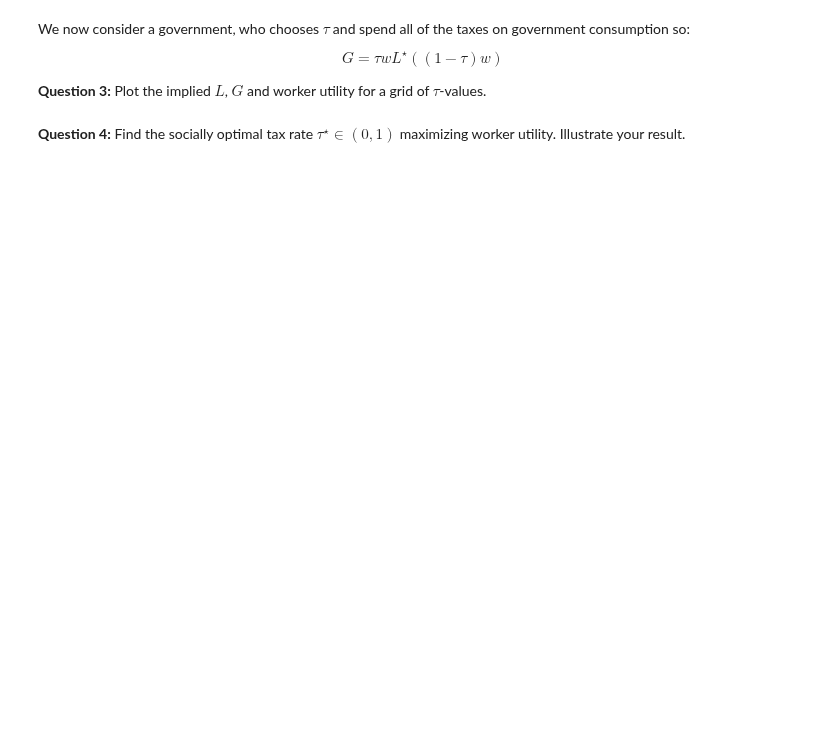
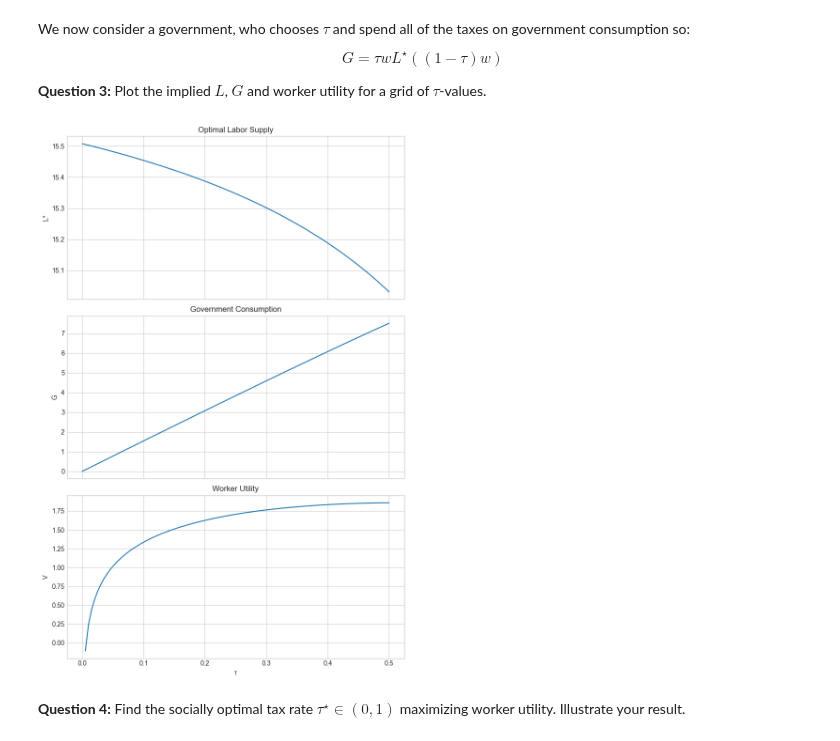
Before and after one commit to NumEconCopenhagen/projects-2023-icehot1, a Jupyter notebook: examproject/Exam-2023.ipynb, the cells around one changed output. Cells and saved outputs as stored; diff of their text form; code cells hidden in the pictures; blank space fills up the shorter version.

```diff
--- a/examproject/Exam-2023.ipynb
+++ b/examproject/Exam-2023.ipynb
@@ -68,2 +257,62 @@ $$
+# %%
+
+
+# Define the baseline parameters
+alpha = 0.5
+kappa = 1.0
+nu = 1.0 / (2 * 16**2)
+w = 1.0
+
+# Define the range of tau values
+tau_values = np.linspace(0.0, 0.5, 100)
+
+# Initialize arrays to store the results
+L_values = np.zeros_like(tau_values)
+G_values = np.zeros_like(tau_values)
+V_values = np.zeros_like(tau_values)
+
+# Calculate the implied values for each tau
+for i, tau in enumerate(tau_values):
+    # Calculate the optimal labor supply
+    tilde_w = (1 - tau) * w
+    L_star = (-kappa + np.sqrt(kappa**2 + 4 * alpha / nu * tilde_w**2)) / (2 * tilde_w)
+
+    # Calculate the government consumption
+    G = tau * w * L_star
+
+    # Calculate private consumption
+    C = kappa + (1 - tau) * w * L_star
+
+    # Calculate worker utility
+    V = np.log(C**alpha * G**(1 - alpha)) - nu * L_star**2 / 2
+
+    # Store the values in the arrays
+    L_values[i] = L_star
+    G_values[i] = G
+    V_values[i] = V
+
+# Plot the results
+fig, axs = plt.subplots(3, 1, sharex=True, figsize=(8, 12))
+
+# Plot optimal labor supply
+axs[0].plot(tau_values, L_values)
+axs[0].set_ylabel('L*')
+axs[0].set_title('Optimal Labor Supply')
+
+# Plot government consumption
+axs[1].plot(tau_values, G_values)
+axs[1].set_ylabel('G')
+axs[1].set_title('Government Consumption')
+
+# Plot worker utility
+axs[2].plot(tau_values, V_values)
+axs[2].set_xlabel('τ')
+axs[2].set_ylabel('V')
+axs[2].set_title('Worker Utility')
+
+plt.tight_layout()
+plt.show()
+# %% [output]
+[figure, added]
 # %% [markdown]
 **Question 4:** Find the socially optimal tax rate $\tau^{\star}\in(0,1)$ maximizing worker utility. Illustrate your result.
```
Also changed, not shown: parts of 15 cells of this notebook, 1 other file.
